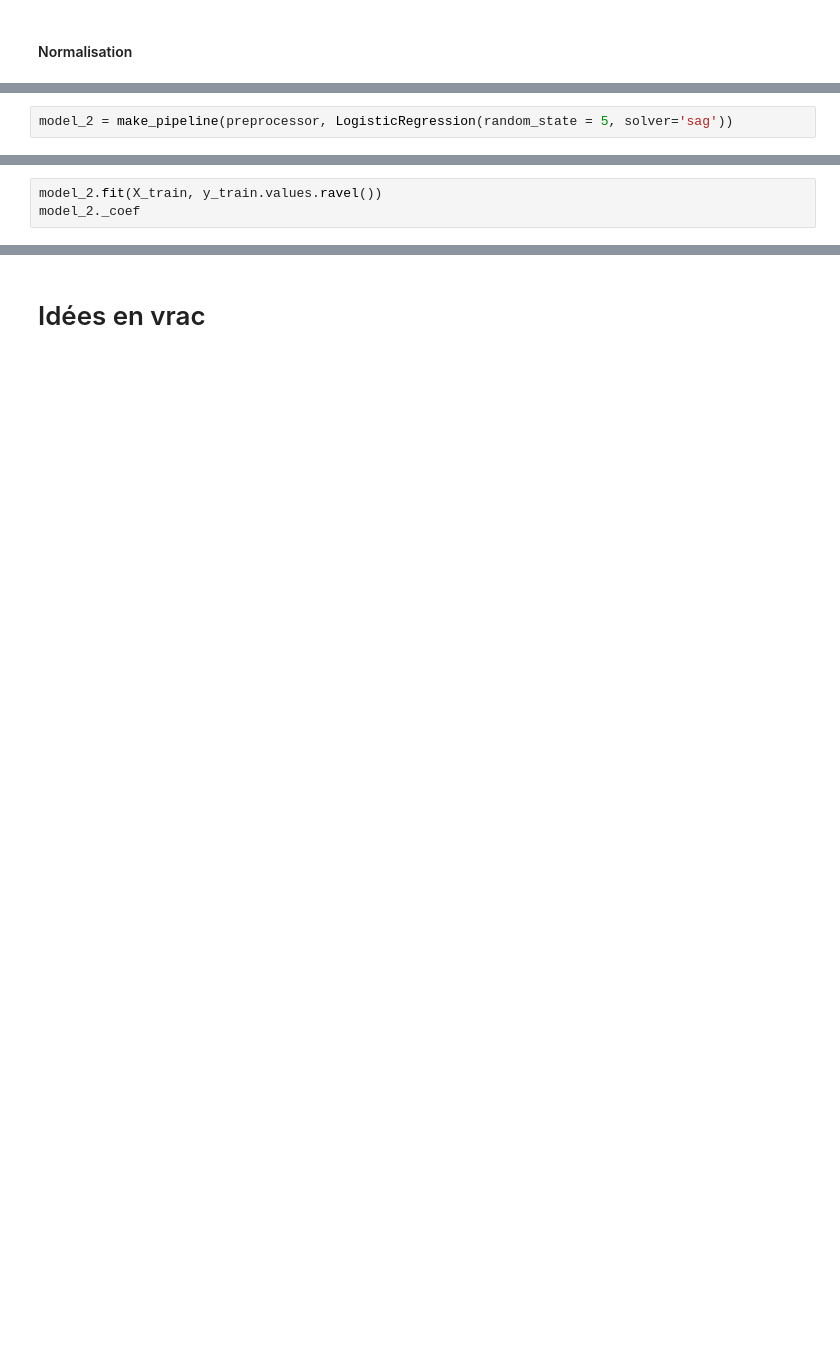
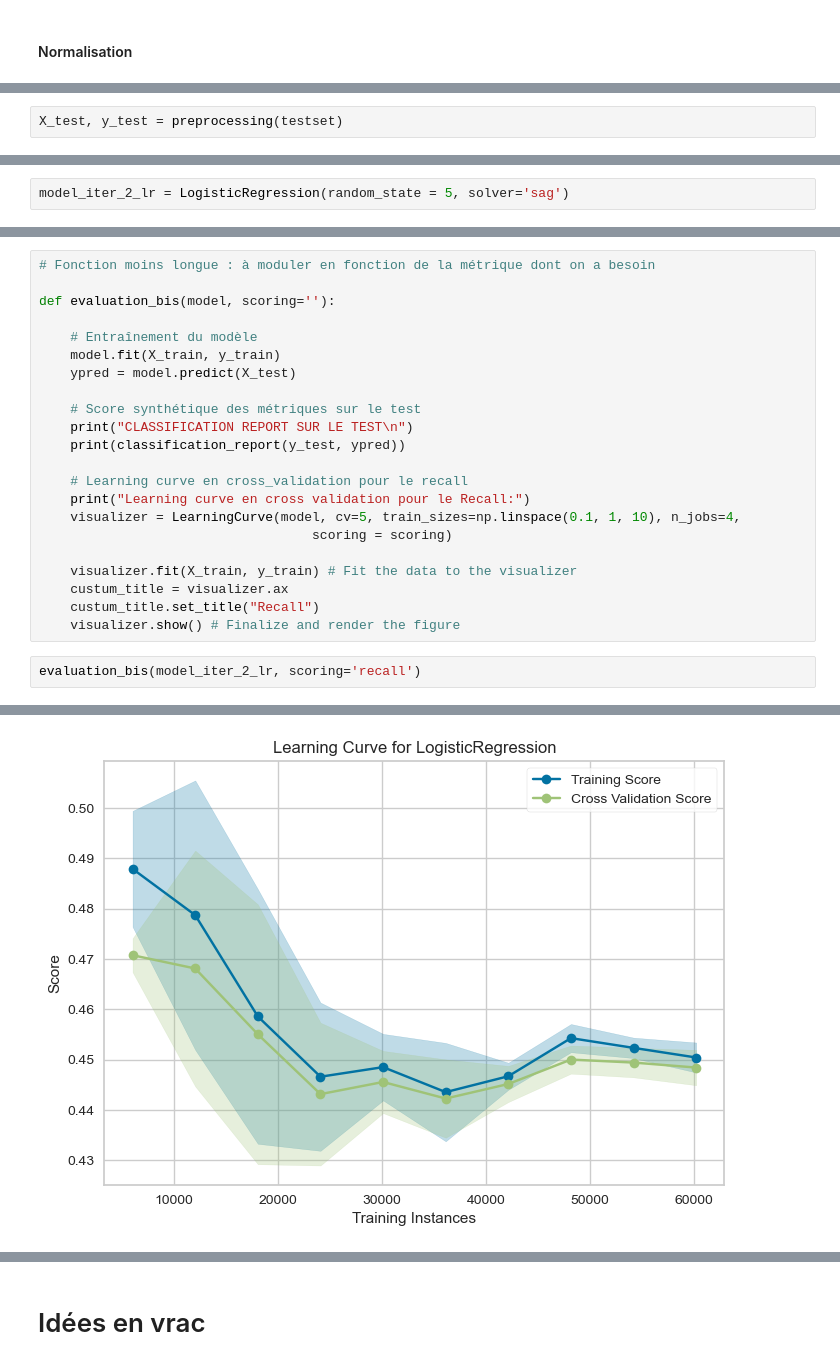
Before and after one commit to Gwendelina/130US_diabete, a Jupyter notebook: 130US_diabete.ipynb, the cells around one changed output, grey strips where cells are left out. Cells and saved outputs as stored; diff of their text form; blank space fills up the shorter version.

```diff
--- a/130US_diabete.ipynb
+++ b/130US_diabete.ipynb
@@ -2170,0 +2279,2 @@ preprocessor = make_column_transformer((numerical_pipeline, numerical_features),
+# %%
+X_test, y_test = preprocessing(testset)
@@ -2173,2 +2291,2 @@ preprocessor = make_column_transformer((numerical_pipeline, numerical_features),
 # %%
-model_2 = make_pipeline(preprocessor, LogisticRegression(random_state = 5, solver='sag'))
+model_iter_2_lr = LogisticRegression(random_state = 5, solver='sag')
@@ -2191,3 +2292,0 @@ Le fait d'avoir supprimé les outliers a permis d'augmenter un tout petit peu le
-# %%
-model_2.fit(X_train, y_train.values.ravel())
-model_2._coef
@@ -2193,0 +2323,25 @@ model_2._coef
+# %%
+# Fonction moins longue : à moduler en fonction de la métrique dont on a besoin
+
+def evaluation_bis(model, scoring=''):
+
+    # Entraînement du modèle
+    model.fit(X_train, y_train)
+    ypred = model.predict(X_test)
+
+    # Score synthétique des métriques sur le test
+    print("CLASSIFICATION REPORT SUR LE TEST\n")
+    print(classification_report(y_test, ypred))
+
+    # Learning curve en cross_validation pour le recall
+    print("Learning curve en cross validation pour le Recall:")
+    visualizer = LearningCurve(model, cv=5, train_sizes=np.linspace(0.1, 1, 10), n_jobs=4,
+                                   scoring = scoring)
+
+    visualizer.fit(X_train, y_train) # Fit the data to the visualizer
+    custum_title = visualizer.ax
+    custum_title.set_title("Recall")
+    visualizer.show() # Finalize and render the figure
+# %%
+evaluation_bis(model_iter_2_lr, scoring='recall')
+# %% [output]
@@ -2193,0 +2360 @@ model_2._coef
+[figure, added]
```
Also changed, not shown: parts of 163 cells of this notebook.
